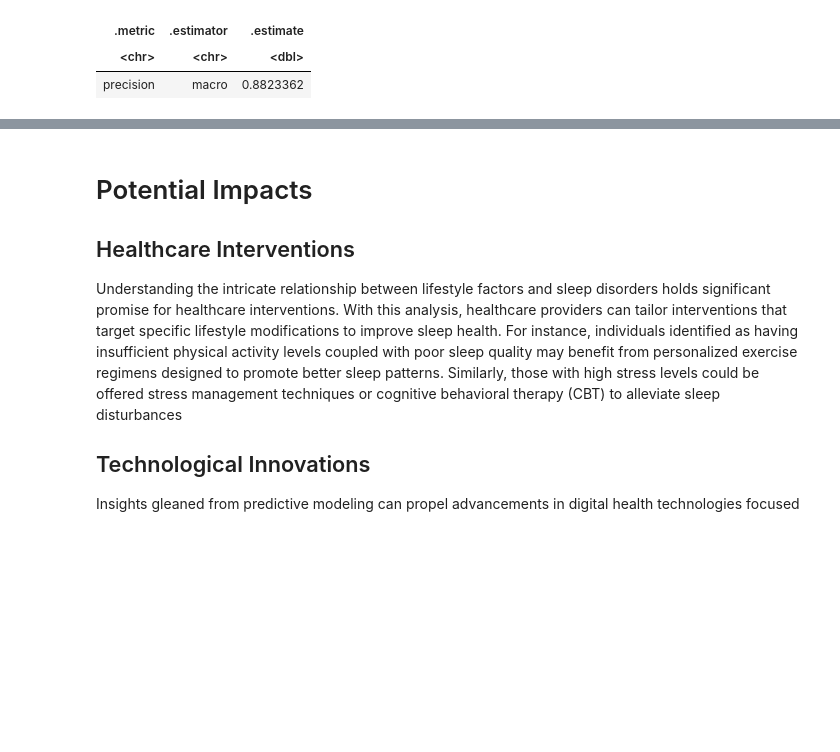
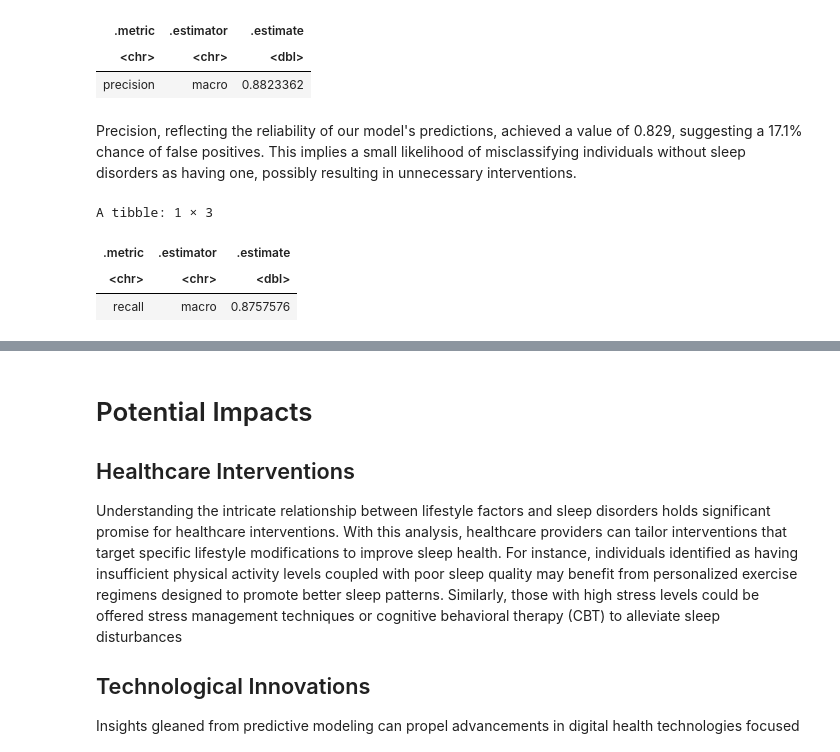
Before and after one commit to d-alex171/dsci-project, a Jupyter notebook: ProjectReport.ipynb, the cells around one changed output, grey strips where cells are left out. Saved outputs shown, nothing was run; the diff lists cells and outputs as text; code cells hidden in the pictures; blank space fills up the shorter version.

Commit message:
added precision and recall

```diff
--- a/ProjectReport.ipynb
+++ b/ProjectReport.ipynb
@@ -363,3 +366,14 @@ A tibble: 1 × 3
 | .metric | .estimator | .estimate |
 | <chr> | <chr> | <dbl> |
 | precision | macro | 0.8823362 |
+# %% [markdown]
+Precision, reflecting the reliability of our model's predictions, achieved a value of 0.829, suggesting a 17.1% chance of false positives. This implies a small likelihood of misclassifying individuals without sleep disorders as having one, possibly resulting in unnecessary interventions.
+# %%
+recall <- sleep_predictions |>
+recall(truth = sleep_disorder, estimate = .pred_class)
+recall
+# %% [output]
+A tibble: 1 × 3
+| .metric | .estimator | .estimate |
+| <chr> | <chr> | <dbl> |
+| recall | macro | 0.8757576 |
```
Also changed, not shown: parts of 5 cells of this notebook.
